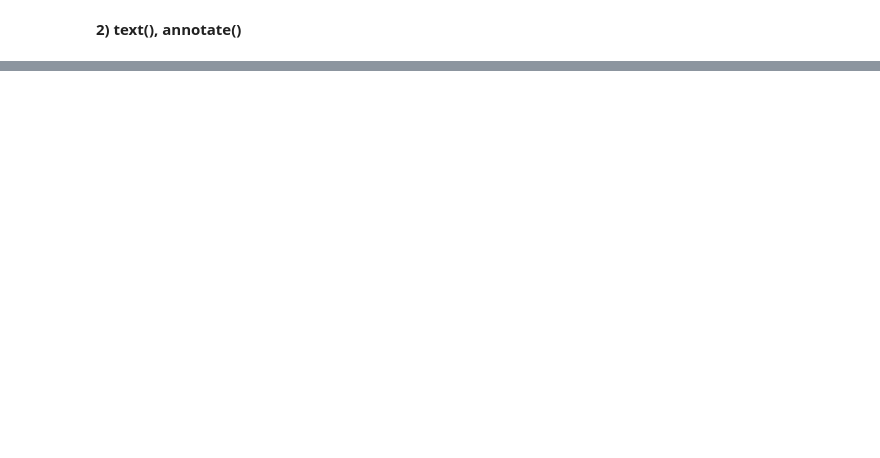
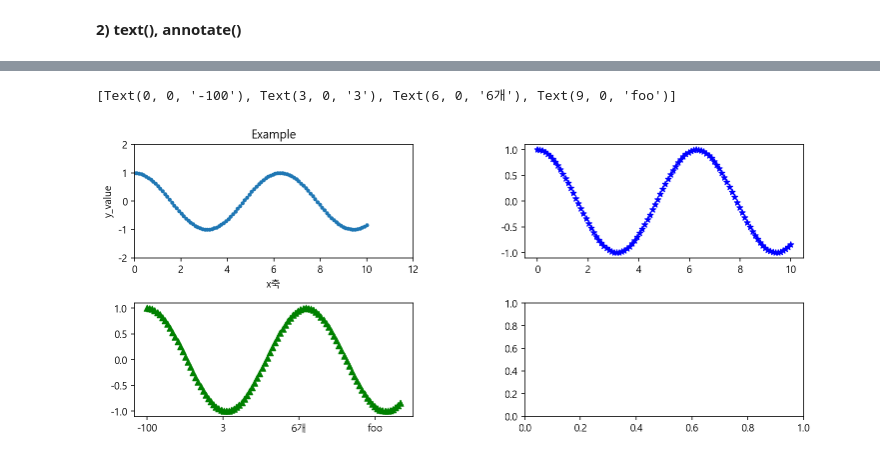
Before and after one commit to nvmr6/BIGDATA, a Jupyter notebook: python/ch13 데이터 시각화 matplotlib.ipynb, the cells around one changed output, grey strips where cells are left out. Drawn from its saved outputs; the diff is of its cells as text; code cells hidden in the pictures; blank space fills up the shorter version.

```diff
--- a/python/ch13 데이터 시각화.ipynb
+++ b/python/ch13 데이터 시각화 matplotlib.ipynb
@@ -263,0 +264,10 @@ plt.show()
+# %%
+import matplotlib
+import matplotlib.pyplot as plt
+import seaborn as sns
+%matplotlib inline
+%config InlineBackend.figure_format = 'retina'
+plt.rc("font", family="Malgun Gothic") # 한글 윈도우즈
+plt.rc("axes", unicode_minus=False) # 축
+import warnings
+warnings.filterwarnings(action='ignore')
@@ -263,0 +276,16 @@ plt.show()
+# %%
+import numpy as np
+x = np.linspace(0,10,100)
+y = np.cos(x)
+fig,axes = plt.subplots(2,2, figsize=(12,5))
+plt.subplots_adjust(hspace=0.4, wspace=0.4) #여백
+axes[0,0].scatter(x,y,marker='.')
+axes[0,0].set(title='Example', ylabel='y_value', xlabel='x축', xlim=[0,12], ylim=[-2,2])
+axes[0,1].scatter(x,y,marker='*',c='b')
+#axes[0,1].set #설정별로
+axes[1,0].scatter(x,y,marker='^',c='g')
+axes[1,0].set_xticks(range(0,11,3))
+axes[1,0].set_xticklabels([-100,3,'6개','foo'])
+# %% [output]
+[Text(0, 0, '-100'), Text(3, 0, '3'), Text(6, 0, '6개'), Text(9, 0, 'foo')]
+[figure, added]
```
Also changed, not shown: parts of 9 cells of this notebook, 4 other files.
